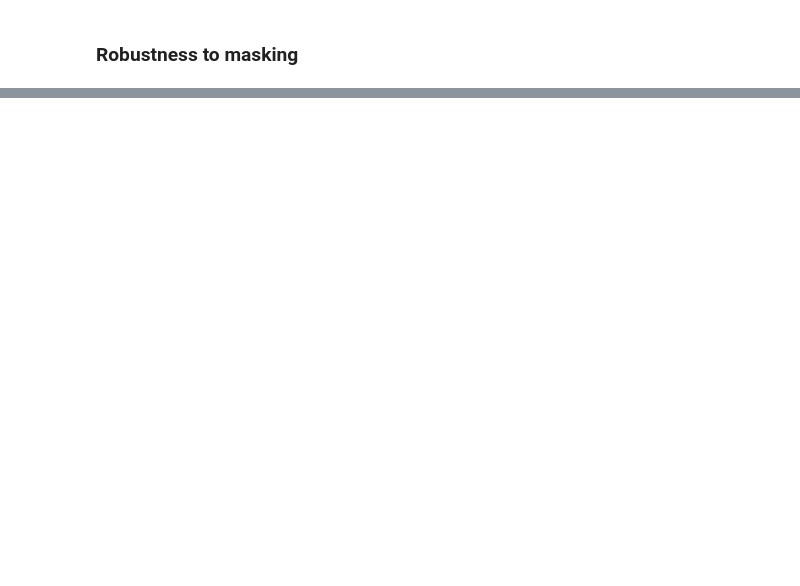
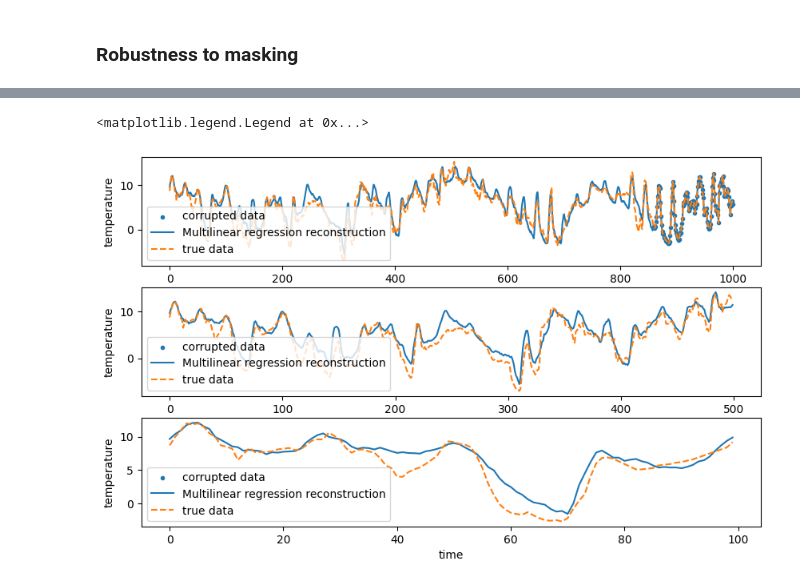
Before and after one commit to leocatteau/Meteo-France, a Jupyter notebook: guide.ipynb, the cells around one changed output, grey strips where cells are left out. Cells and saved outputs as stored; diff of their text form; code cells hidden in the pictures; blank space fills up the shorter version.

```diff
--- a/guide.ipynb
+++ b/guide.ipynb
@@ -284,0 +258,25 @@ RuntimeError: expected scalar type double but found float
+# %%
+station = np.random.choice(np.arange(0, X_test.shape[1]))
+
+fig, ax = plt.subplots(3, 1, figsize=(10, 6))
+ax[0].scatter(np.arange(0, X_test.shape[0]), X_test[:,station], label='corrupted data', marker='.')
+ax[0].plot(y_pred_linear[:,station], label='Multilinear regression reconstruction')
+ax[0].plot(y_test[:,station], label='true data', linestyle='--')
+ax[0].set_xlabel('time')
+ax[0].set_ylabel('temperature')
+ax[0].legend(loc='lower left')
+ax[1].scatter(np.arange(0, X_test.shape[0])[:500], X_test[:500,station], label='corrupted data', marker='.')
+ax[1].plot(y_pred_linear[:500,station], label='Multilinear regression reconstruction')
+ax[1].plot(y_test[:500,station], label='true data', linestyle='--')
+ax[1].set_xlabel('time')
+ax[1].set_ylabel('temperature')
+ax[1].legend(loc='lower left')
+ax[2].scatter(np.arange(0, X_test.shape[0])[:100], X_test[:100,station], label='corrupted data', marker='.')
+ax[2].plot(y_pred_linear[:100,station], label='Multilinear regression reconstruction')
+ax[2].plot(y_test[:100,station], label='true data', linestyle='--')
+ax[2].set_xlabel('time')
+ax[2].set_ylabel('temperature')
+ax[2].legend(loc='lower left')
+# %% [output]
+<matplotlib.legend.Legend at 0x...>
+[figure, added]
```
Also changed, not shown: parts of 30 cells of this notebook, 9 other files.
